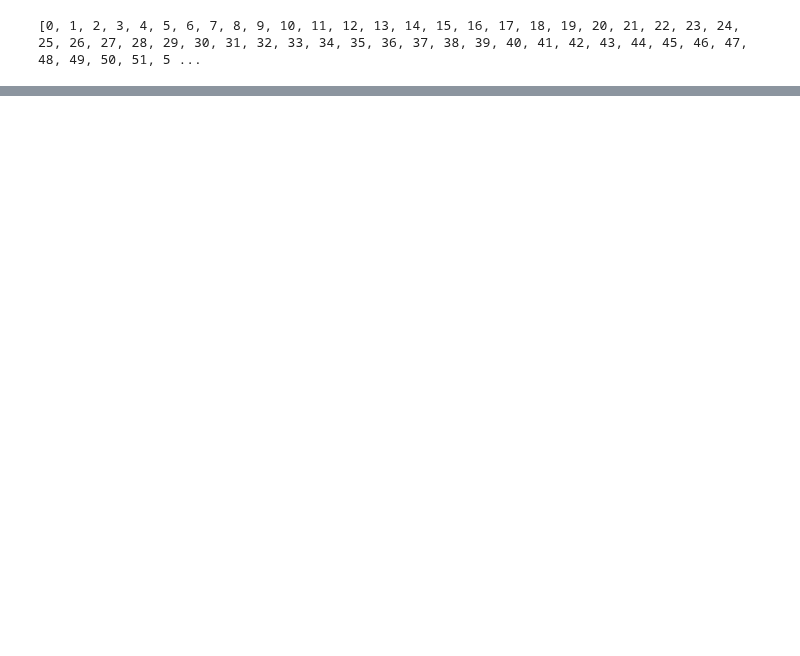
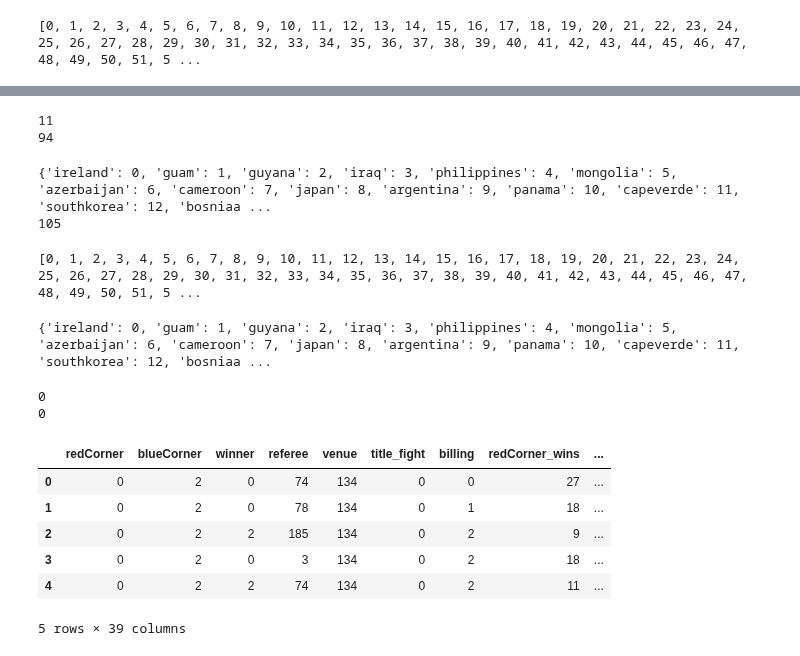
Before and after one commit to maxbraith/UFCModel, a Jupyter notebook: UFCModelGit/Tracking + Update/trackingAndUpdate.ipynb, the cells around one changed output, grey strips where cells are left out. Cells and saved outputs as stored; diff of their text form; code cells hidden in the pictures; blank space fills up the shorter version.

```diff
--- a/UFCModelGit/Tracking + Update/trackingAndUpdate.ipynb
+++ b/UFCModelGit/Tracking + Update/trackingAndUpdate.ipynb
@@ -2684,0 +3236,77 @@ for char in chars2rep:
+# %%
+#create list for blueNations keeping order with list for redNations
+extrasBlue = []
+for nation in blueCorner_nation_values:
+    if nation not in matched:
+        extrasBlue.append(nation)
+print(len(extrasBlue))
+print(len(matched))
+# %% [output]
+11
+94
+# %%
+#create dict for blueNations keeping order with list for redNations
+blueNationDict = {}
+count = 0
+for nation in matched:
+    blueNationDict[nation] = count
+    count+=1
+#initalize count above highest in redValues
+count =0
+values_list = list(redNationDict.values())
+for value in values_list:
+    if int(value) > count:
+        count = int(value)
+count += 1
+for nation in extrasBlue:
+    if(nation != np.nan):
+        blueNationDict[nation] = count
+        count+=1
+
+blueNationDict[np.nan] = redNationDict[np.nan]
+print(blueNationDict)
+print(len(blueNationDict))
+# %% [output]
+{'ireland': 0, 'guam': 1, 'guyana': 2, 'iraq': 3, 'philippines': 4, 'mongolia': 5, 'azerbaijan': 6, 'cameroon': 7, 'japan': 8, 'argentina': 9, 'panama': 10, 'capeverde': 11, 'southkorea': 12, 'bosniaa ...
+105
+# %%
+#give blueCorner_nation numerical val
+for index, row in df.iterrows():
+    blueCorner_nation = row['blueCorner_nation']
+    numericalVal = blueNationDict[blueCorner_nation]
+    df.loc[index, 'blueCorner_nation'] = numericalVal
+
+#confirm blueCorner_nations are now numerical
+print(list(set(df['blueCorner_nation'].tolist())))
+# %% [output]
+[0, 1, 2, 3, 4, 5, 6, 7, 8, 9, 10, 11, 12, 13, 14, 15, 16, 17, 18, 19, 20, 21, 22, 23, 24, 25, 26, 27, 28, 29, 30, 31, 32, 33, 34, 35, 36, 37, 38, 39, 40, 41, 42, 43, 44, 45, 46, 47, 48, 49, 50, 51, 5 ...
+# %%
+#build nation dict for test data
+fullNationDict = blueNationDict
+for key, value in redNationDict.items():
+    if key not in blueNationDict:
+        fullNationDict[key] = value
+print(fullNationDict)
+# %% [output]
+{'ireland': 0, 'guam': 1, 'guyana': 2, 'iraq': 3, 'philippines': 4, 'mongolia': 5, 'azerbaijan': 6, 'cameroon': 7, 'japan': 8, 'argentina': 9, 'panama': 10, 'capeverde': 11, 'southkorea': 12, 'bosniaa ...
+# %%
+#Dropping fan votes because there is an issue in the database. Will try and fix at later date
+df.drop('redCorner_fan', axis=1, inplace=True)
+df.drop('blueCorner_fan', axis=1, inplace=True)
+# %%
+#keeping knockdowns column as is for now. But need to test it while dividing this by total fight time
+nan_rows_count = df['redCorner_knockdowns'].isna().sum()
+print(nan_rows_count)
+nan_rows_count = df['blueCorner_knockdowns'].isna().sum()
+print(nan_rows_count)
+df.head()
+# %% [output]
+0
+0
+|  | redCorner | blueCorner | winner | referee | venue | title_fight | billing | redCorner_wins | ... |
+| 0 | 0 | 2 | 0 | 74 | 134 | 0 | 0 | 27 | ... |
+| 1 | 0 | 2 | 0 | 78 | 134 | 0 | 1 | 18 | ... |
+| 2 | 0 | 2 | 2 | 185 | 134 | 0 | 2 | 9 | ... |
+| 3 | 0 | 2 | 0 | 3 | 134 | 0 | 2 | 18 | ... |
+| 4 | 0 | 2 | 2 | 74 | 134 | 0 | 2 | 11 | ... |
+5 rows × 39 columns
```
Also changed, not shown: parts of 45 cells of this notebook, 4 other files.
